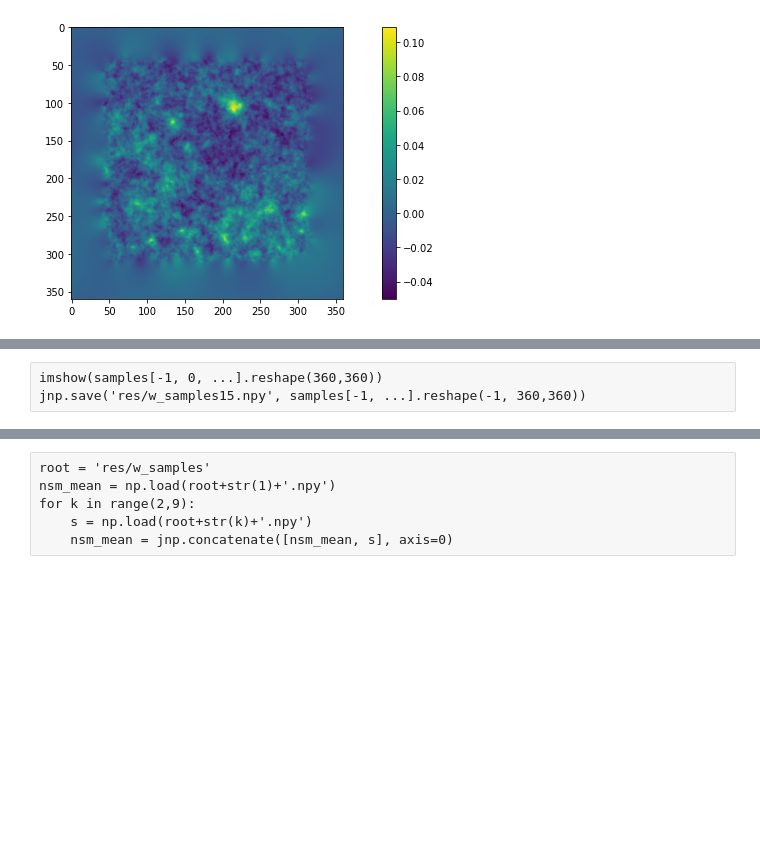
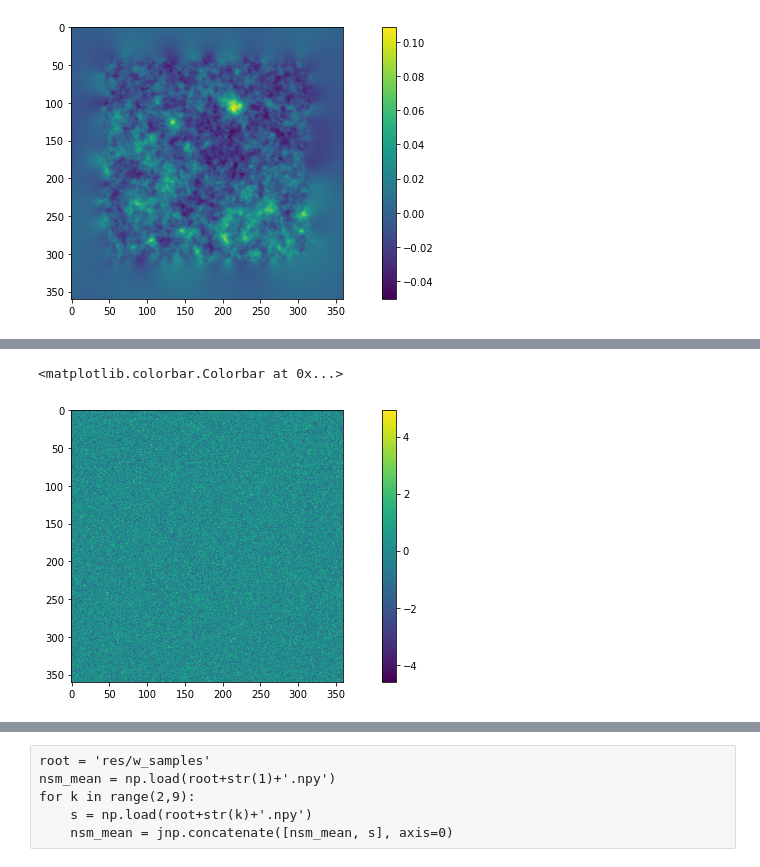
Before and after one commit to CosmoStat/jax-lensing, a Jupyter notebook: papers/Remy2021/WienerGaussianPrior.ipynb, the cells around one changed output, grey strips where cells are left out. Saved outputs shown, nothing was run; the diff lists cells and outputs as text; code cells hidden in the pictures; blank space fills up the shorter version.

```diff
--- a/papers/Remy2021/WienerGaussianPrior.ipynb
+++ b/papers/Remy2021/WienerGaussianPrior.ipynb
@@ -221,3 +143,0 @@ print(len(samples))
-# %% [raw]
-imshow(samples[-1, 0, ...].reshape(360,360))
-jnp.save('res/w_samples15.npy', samples[-1, ...].reshape(-1, 360,360))
@@ -223,0 +148,21 @@ jnp.save('res/w_samples15.npy', samples[-1, ...].reshape(-1, 360,360))
+# %%
+import numpy as onp
+#sigma_gamma = 0.15
+batch_size = 20
+
+initial_temperature = 1.
+delta_tmp = initial_temperature #onp.sqrt(initial_temperature**2 - 0.148**2)
+initial_step_size = 0.014
+min_steps_per_temp = 10
+#init_image = (delta_tmp*randn(1,360,360)).reshape((-1, 360*360,)).astype('float32')
+init_image, _ = ks93(mask[...,0]*masked_true_shear[...,0], mask[...,0]*masked_true_shear[...,1])
+init_image = jnp.expand_dims(init_image, axis=0)
+init_image = jnp.repeat(init_image, batch_size, axis=0)
+init_image += (delta_tmp*onp.random.randn(batch_size,360,360))
+#init_image = init_image.reshape((-1, 360*360,)).astype('float32')
+
+imshow(init_image[2,...].reshape(360, 360))
+colorbar()
+# %% [output]
+<matplotlib.colorbar.Colorbar at 0x...>
+[figure, added]
```
Also changed, not shown: parts of 22 cells of this notebook, 6 other files.
